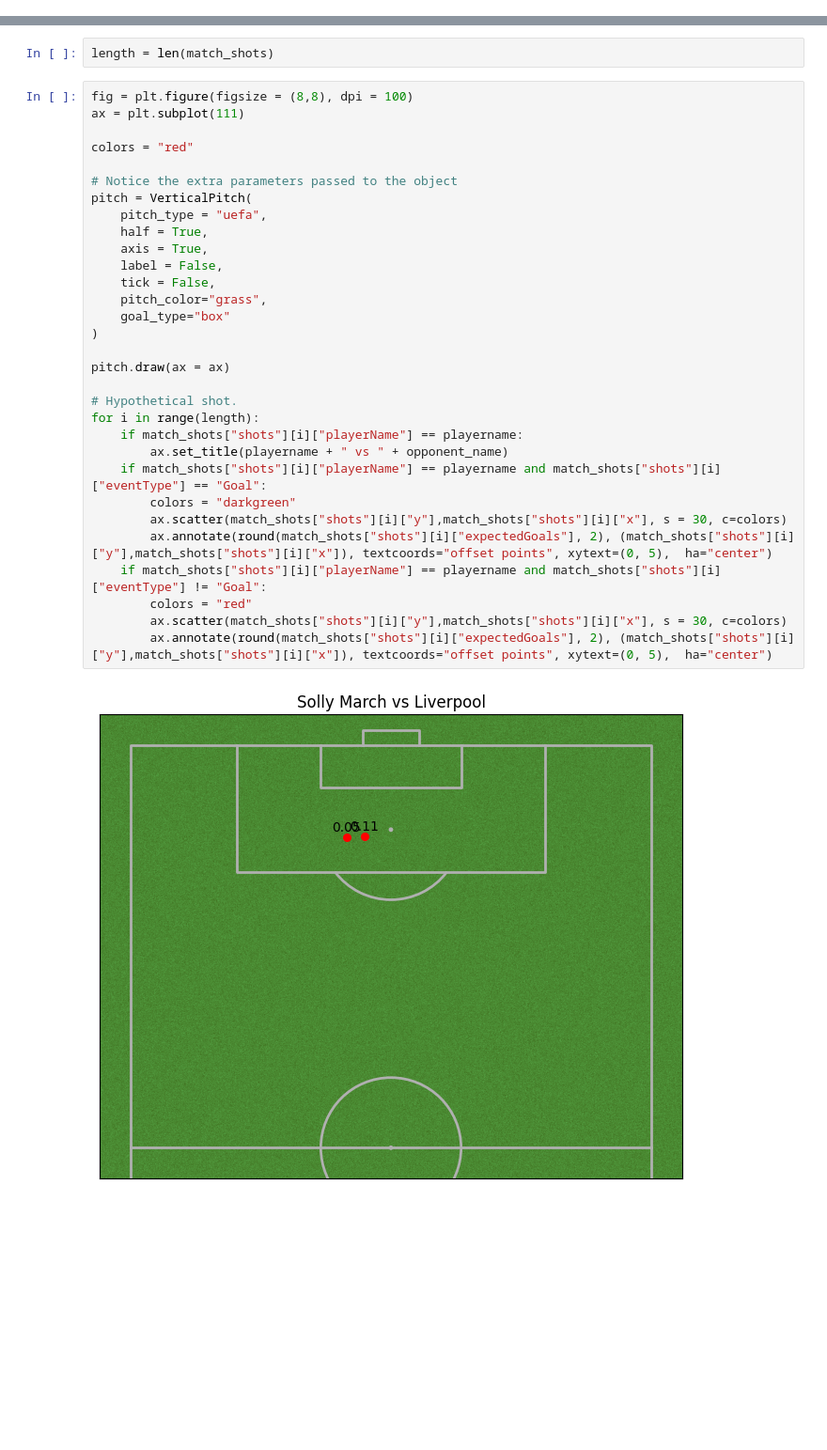
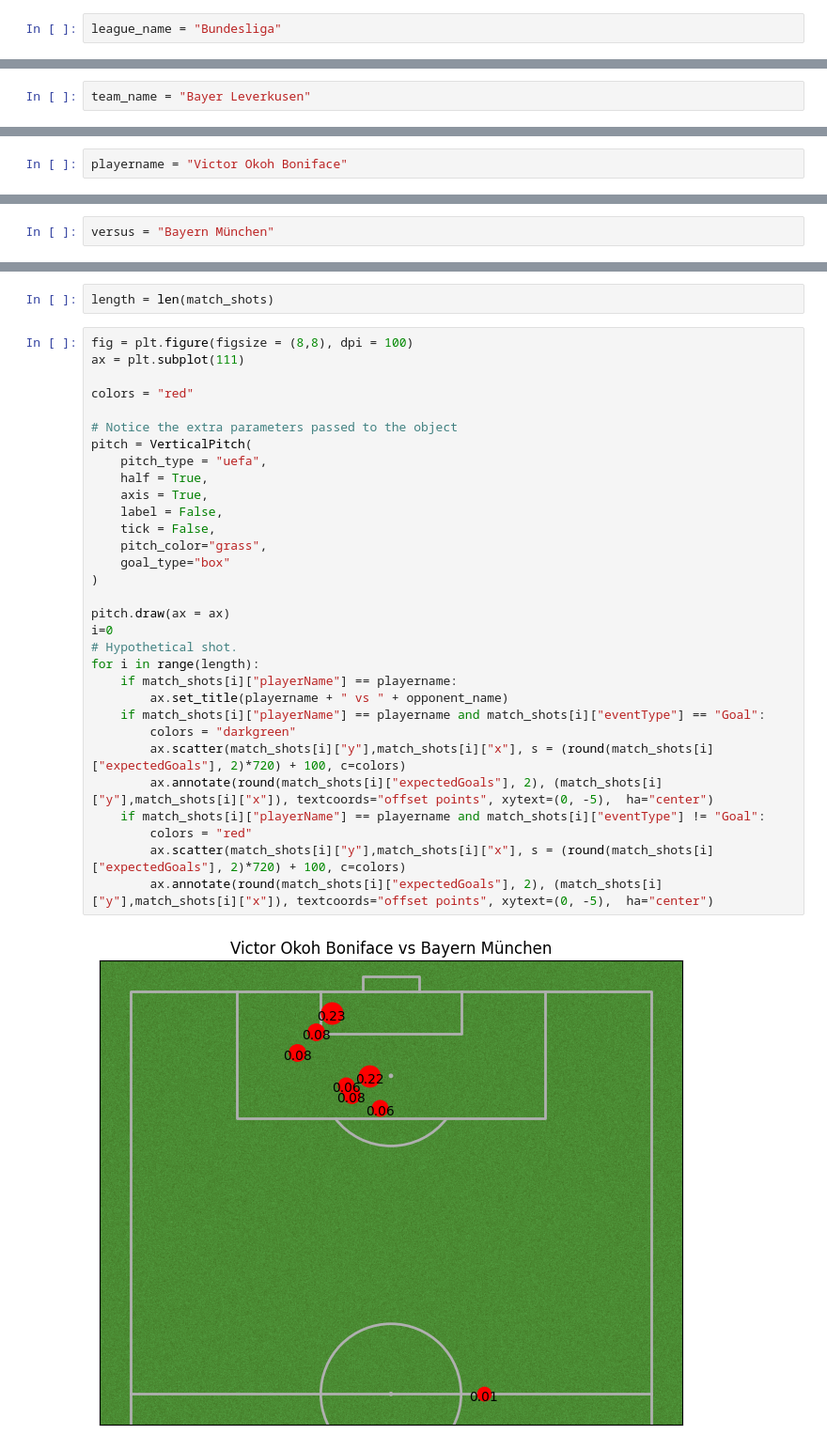
Before and after one commit to kdrercn/Football, a Jupyter notebook: shotmap.ipynb, the cells around one changed output, grey strips where cells are left out. Shown at 94% size. Saved outputs shown, nothing was run; the diff lists cells and outputs as text; blank space fills up the shorter version.

```diff
--- a/shotmap.ipynb
+++ b/shotmap.ipynb
@@ -27,3 +29,5 @@ league_name = "Süper Lig"
+# %%
+league_name = "Bundesliga"
 # %%
 if league_name in leagues["League Name"].values:
     league_id = leagues.loc[leagues["League Name"] == league_name, "League Id"].values[0]
@@ -85,3 +85,5 @@ team_name = "Fenerbahçe"
+# %%
+team_name = "Bayer Leverkusen"
 # %%
 if team_name in league_df["team_name"].values:
     team_id = league_df.loc[league_df["team_name"] == team_name, "team_id"].values[0]
@@ -140,3 +140,5 @@ playername = "Sebastian Szymanski"
+# %%
+playername = "Victor Okoh Boniface"
 # %%
 if playername in player_df["player_name"].values:
     player_id = player_df.loc[player_df["player_name"] == playername, "player_id"].values[0]
@@ -295,3 +277,5 @@ versus = "Liverpool"
+# %%
+versus = "Bayern München"
 # %%
 if versus in matches_df["opponent_name"].values:
     opponent_name = matches_df.loc[matches_df["opponent_name"] == versus, "opponent_name"].values[0]
@@ -332,33 +306,33 @@ length = len(match_shots)
 # %%
 fig = plt.figure(figsize = (8,8), dpi = 100)
 ax = plt.subplot(111)
 
 colors = "red"
 
 # Notice the extra parameters passed to the object
 pitch = VerticalPitch(
     pitch_type = "uefa",
     half = True,
     axis = True,
     label = False,
     tick = False,
     pitch_color="grass",
     goal_type="box"
 )
 
 pitch.draw(ax = ax)
-
+i=0
 # Hypothetical shot.
 for i in range(length):
-    if match_shots["shots"][i]["playerName"] == playername:
+    if match_shots[i]["playerName"] == playername:
         ax.set_title(playername + " vs " + opponent_name)
-    if match_shots["shots"][i]["playerName"] == playername and match_shots["shots"][i]["eventType"] == "Goal":
+    if match_shots[i]["playerName"] == playername and match_shots[i]["eventType"] == "Goal":
         colors = "darkgreen"
-        ax.scatter(match_shots["shots"][i]["y"],match_shots["shots"][i]["x"], s = 30, c=colors)
-        ax.annotate(round(match_shots["shots"][i]["expectedGoals"], 2), (match_shots["shots"][i]["y"],match_shots["shots"][i]["x"]), textcoords="offset points", xytext=(0, 5),  ha="center")
-    if match_shots["shots"][i]["playerName"] == playername and match_shots["shots"][i]["eventType"] != "Goal":
+        ax.scatter(match_shots[i]["y"],match_shots[i]["x"], s = (round(match_shots[i]["expectedGoals"], 2)*720) + 100, c=colors)
+        ax.annotate(round(match_shots[i]["expectedGoals"], 2), (match_shots[i]["y"],match_shots[i]["x"]), textcoords="offset points", xytext=(0, -5),  ha="center")
+    if match_shots[i]["playerName"] == playername and match_shots[i]["eventType"] != "Goal":
         colors = "red"
-        ax.scatter(match_shots["shots"][i]["y"],match_shots["shots"][i]["x"], s = 30, c=colors)
-        ax.annotate(round(match_shots["shots"][i]["expectedGoals"], 2), (match_shots["shots"][i]["y"],match_shots["shots"][i]["x"]), textcoords="offset points", xytext=(0, 5),  ha="center")
+        ax.scatter(match_shots[i]["y"],match_shots[i]["x"], s = (round(match_shots[i]["expectedGoals"], 2)*720) + 100, c=colors)
+        ax.annotate(round(match_shots[i]["expectedGoals"], 2), (match_shots[i]["y"],match_shots[i]["x"]), textcoords="offset points", xytext=(0, -5),  ha="center")
 # %% [output]
-[figure, old version]
+[figure, new version]
```
Also changed, not shown: parts of 17 cells of this notebook, 1 other file.
